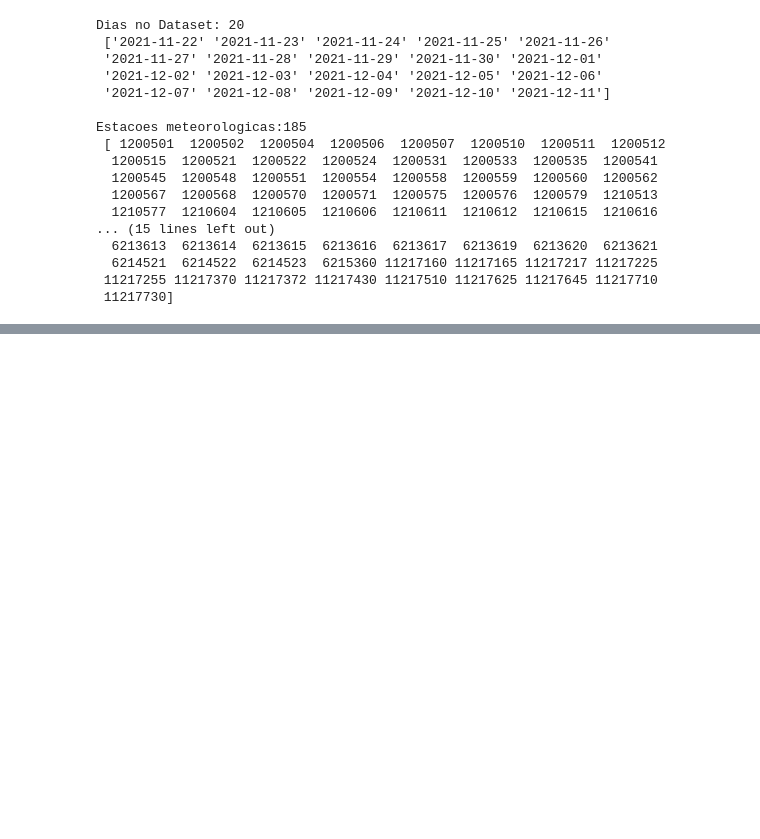
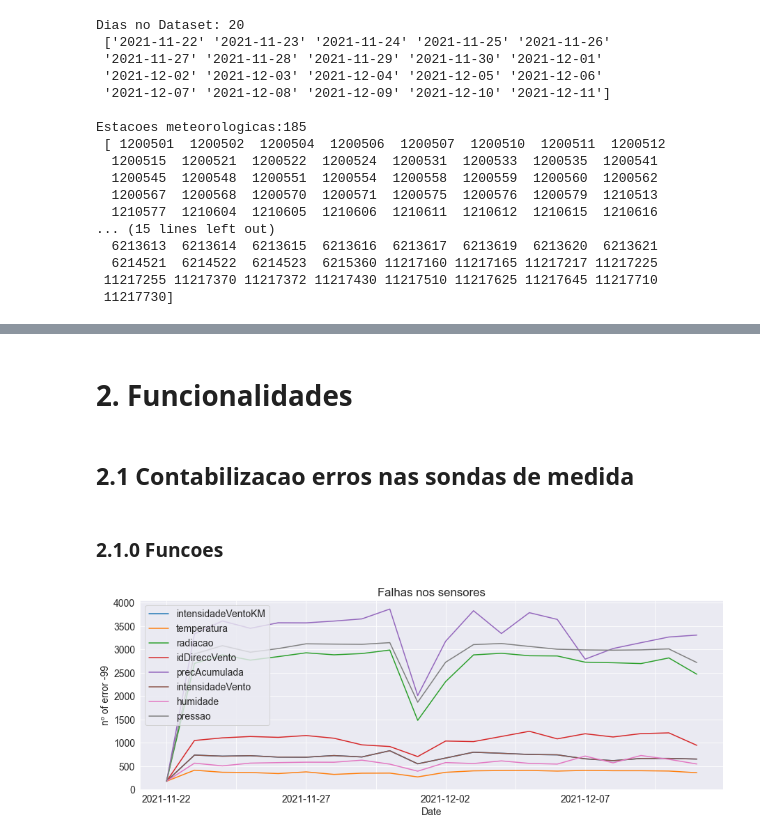
Before and after one commit to Bruno-H-Neves/PTClimate, a Jupyter notebook: TPT.ipynb, the cells around one changed output, grey strips where cells are left out. Drawn from its saved outputs; the diff is of its cells as text; code cells hidden in the pictures; blank space fills up the shorter version.

```diff
--- a/TPT.ipynb
+++ b/TPT.ipynb
@@ -97,0 +129,39 @@ Estacoes meteorologicas:185
+# %% [markdown]
+# 2. Funcionalidades
+# %% [markdown]
+## 2.1 Contabilizacao erros nas sondas de medida
+# %% [markdown]
+### 2.1.0 Funcoes
+# %%
+def reg_fault_measure(rfm_DF,rfm_Stations_ID, rfm_feature_list, rfm_Day):
+    #Registo por dia das falhas nos sensores em cada estaçao ID
+    #input: dataframe geral, lista de estaçoes, lista de features, lista dos dias, index do dia
+    rfm_DF= Data_DF.copy()
+    DF_Error = pd.DataFrame(0,index=rfm_Stations_ID ,columns=rfm_feature_list[2:])  #df vazio
+    for j,station in enumerate(rfm_Stations_ID):
+        DF_day_St = rfm_DF.loc[(rfm_DF['D/H Sample'].str.contains(rfm_Day)) & (rfm_DF['ID']==station)]
+        DF_Error.loc[station,:]= erros_sondas(DF_day_St,rfm_feature_list)
+    return DF_Error
+
+def contagem_erros_sensores(ces_Day_list,ces_feature_list,ces_Data_DF,ces_Stations_ID):
+    Sum_Error_DF = pd.DataFrame(0,index=ces_Day_list ,columns=ces_feature_list[2:])
+    for index_day in tqdm(range(len(ces_Day_list))):
+        DF_Error=reg_fault_measure(ces_Data_DF,ces_Stations_ID,ces_feature_list,ces_Day_list[index_day])
+        Sum_Error_DF.loc[ces_Day_list[index_day]]=DF_Error.sum()
+    Sum_Error_DF.plot(xlabel='Date',ylabel='nº of error -99',title='Falhas nos sensores',figsize=(15,5))
+    return Sum_Error_DF
+
+def plt_falhas_sensores(pfs_Day_list,pfs_feature, pfs_Sum_Error_DF):
+    day = range(0,len(Day_list))
+    plt.figure(figsize=(15,5))
+    plt.title(pfs_feature, size=20)
+    plt.plot(Sum_Error_DF[pfs_feature], color='g')
+    plt.xticks(day,rotation='vertical', size=18)
+    plt.xlabel('Dia', size=18)
+    plt.ylabel('nº de falhas', size=18,color='g')
+    plt.show()
+    return
+# %%
+Sum_Error_DF=contagem_erros_sensores(Day_list,feature_list,Data_DF,Stations_ID)
+# %% [output]
+[figure, added]
```
Also changed, not shown: parts of 13 cells of this notebook, 1 other file.
